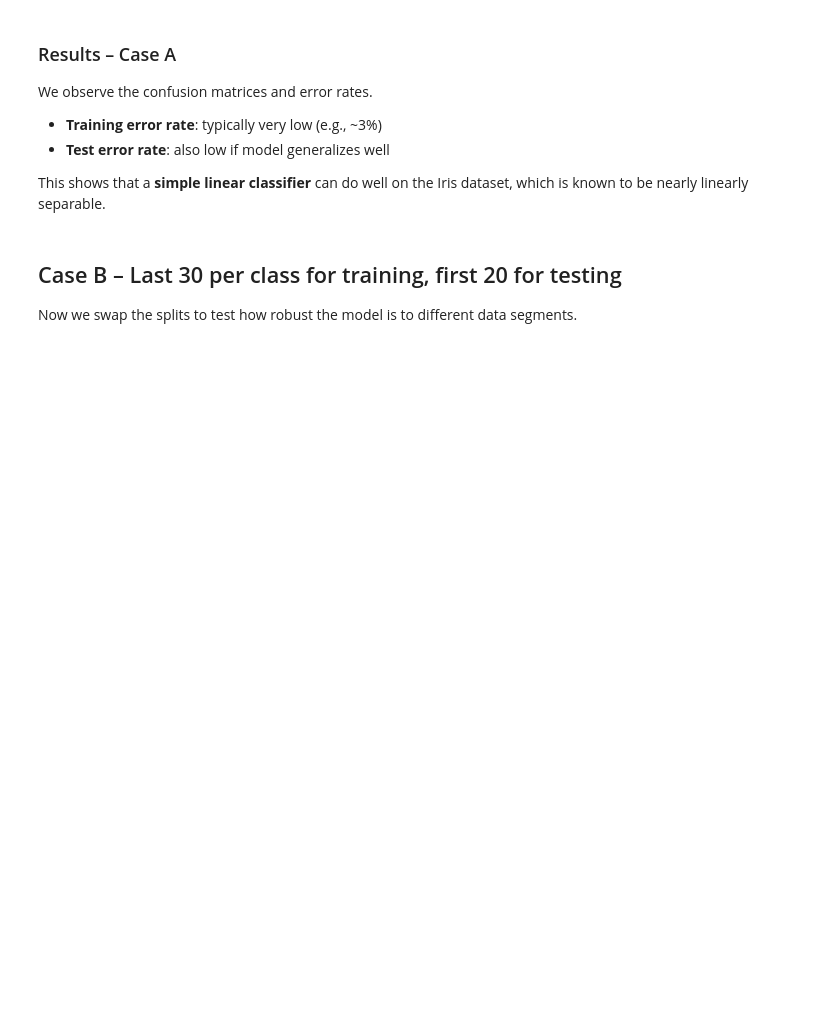
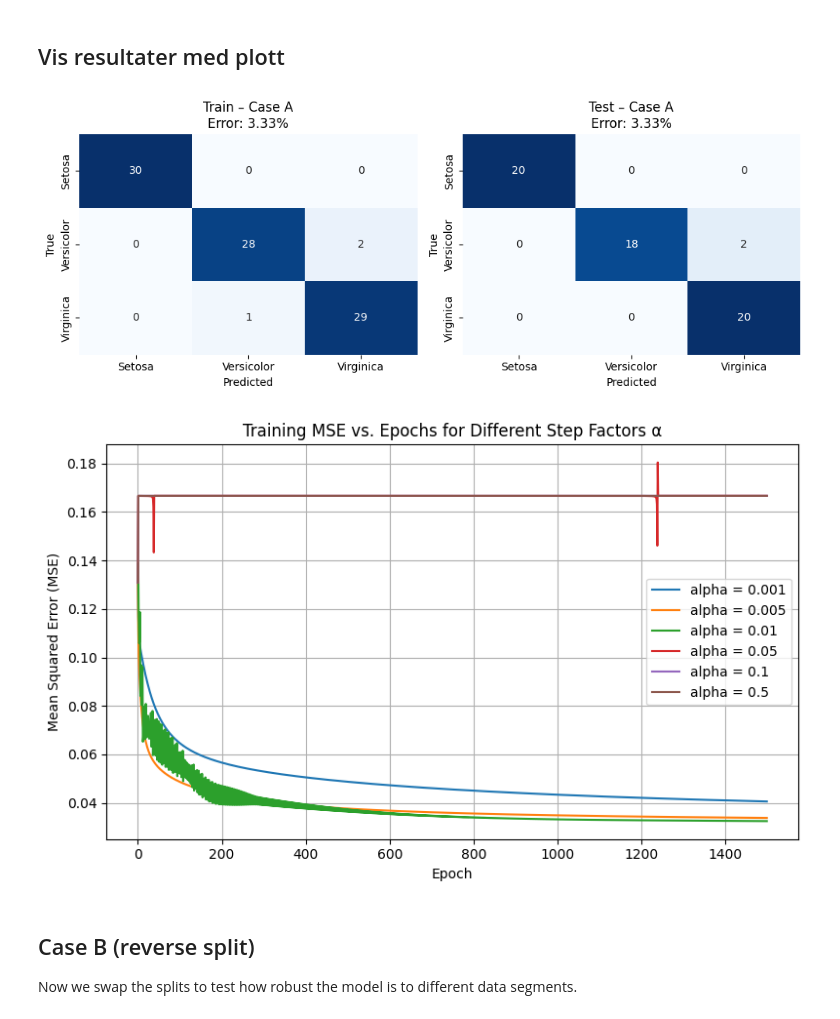
Before and after one commit to trulsostvedt/TTT4175-Estimation-Detection-and-Classification, a Jupyter notebook: Iris/Iris_task.ipynb, the cells around one changed output. Saved outputs shown, nothing was run; the diff lists cells and outputs as text; code cells hidden in the pictures; blank space fills up the shorter version.

```diff
--- a/Iris/Iris_task.ipynb
+++ b/Iris/Iris_task.ipynb
@@ -147,14 +94,46 @@ Error rate: 3.33%
-# %% [markdown]
-### Results – Case A
-
-We observe the confusion matrices and error rates.
-
-- **Training error rate**: typically very low (e.g., ~3%)
-- **Test error rate**: also low if model generalizes well
-
-This shows that a **simple linear classifier** can do well on the Iris dataset, which is known to be nearly linearly separable.
+# %% [markdown]
+## Vis resultater med plott
+# %%
+def plot_conf_matrix(ax, conf, title):
+    sns.heatmap(conf, annot=True, fmt="d", cmap="Blues",
+                xticklabels=["Setosa", "Versicolor", "Virginica"],
+                yticklabels=["Setosa", "Versicolor", "Virginica"],
+                cbar=False, ax=ax)
+    ax.set_title(title)
+    ax.set_xlabel("Predicted")
+    ax.set_ylabel("True")
+
+fig, axes = plt.subplots(1, 2, figsize=(10, 4))
+
+plot_conf_matrix(axes[0], conf_train, f"Train – Case A\nError: {err_train:.2%}")
+plot_conf_matrix(axes[1], conf_test, f"Test – Case A\nError: {err_test:.2%}")
+
+plt.tight_layout()
+plt.show()
+
+# MSE vs epochs for different alpha
+alphas = [0.001, 0.005, 0.01, 0.05, 0.1, 0.5]
+mse_results = {}
+
+for alpha in alphas:
+    mse_values = train_with_mse_tracking(X_train_bias, y_train, alpha=alpha, epochs=1500)
+    mse_results[alpha] = mse_values
+
+plt.figure(figsize=(8, 5))
+for alpha, mse_vals in mse_results.items():
+    plt.plot(mse_vals, label=f"alpha = {alpha}")
+plt.title("Training MSE vs. Epochs for Different Step Factors α")
+plt.xlabel("Epoch")
+plt.ylabel("Mean Squared Error (MSE)")
+plt.legend()
+plt.grid(True)
+plt.tight_layout()
+plt.show()
+# %% [output]
+[figure, added]
+[figure, added]
 # %% [markdown]
-## Case B – Last 30 per class for training, first 20 for testing
+## Case B (reverse split)
 
 Now we swap the splits to test how robust the model is to different data segments.
 # %%
```
Also changed, not shown: parts of 18 cells of this notebook.
